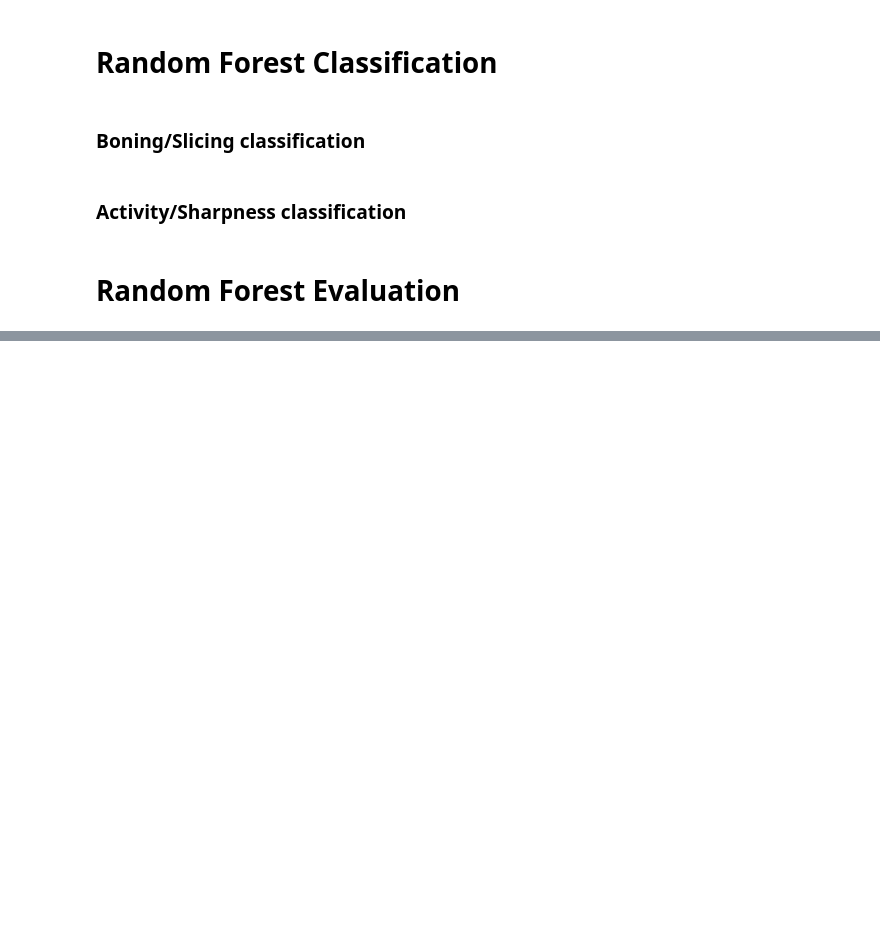
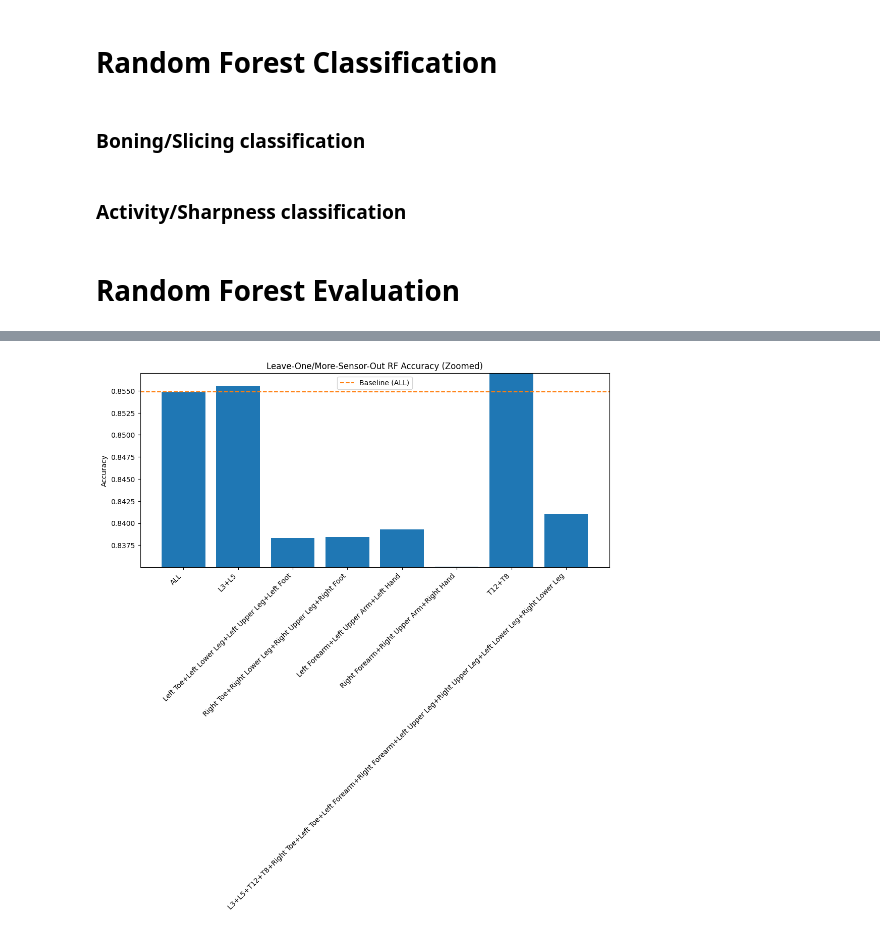
Before and after one commit to hengrvisal/knife_sharpness, a Jupyter notebook: model_comparison.ipynb, the cells around one changed output, grey strips where cells are left out. Drawn from its saved outputs; the diff is of its cells as text; code cells hidden in the pictures; blank space fills up the shorter version.

```diff
--- a/model_comparison.ipynb
+++ b/model_comparison.ipynb
@@ -193,0 +383,24 @@ plot_sensor(results, sensor_list)
+# %%
+# 1) Define specific proximal sensor pairs you want to test:
+sensor_groups = [
+    ('L3', 'L5'),
+    ('Left Toe', 'Left Lower Leg', 'Left Upper Leg', 'Left Foot'), # Left leg area
+    ('Right Toe', 'Right Lower Leg', 'Right Upper Leg', 'Right Foot'), # Right Leg area
+    ('Left Forearm', 'Left Upper Arm', 'Left Hand'),
+    ('Right Forearm', 'Right Upper Arm', 'Right Hand'),
+    ('T12', 'T8'),
+    ('L3', 'L5', 'T12', 'T8', 'Right Toe', 'Left Toe', 'Left Forearm', 'Right Forearm', 'Left Upper Leg', 'Right Upper Leg', 'Left Lower Leg', 'Right Lower Leg'),
+    # add more pairs as needed...
+]
+
+# 2) Run analysis only on those pairs:
+results = leave_sensor_groups_out_analysis(
+    boning_df_resampled,
+    label_col='Label',
+    sensor_groups=sensor_groups,
+    n_estimators=10
+)
+# %%
+plot_leave_out_groups(results)
+# %% [output]
+[figure, added]
```
Also changed, not shown: parts of 10 cells of this notebook.
